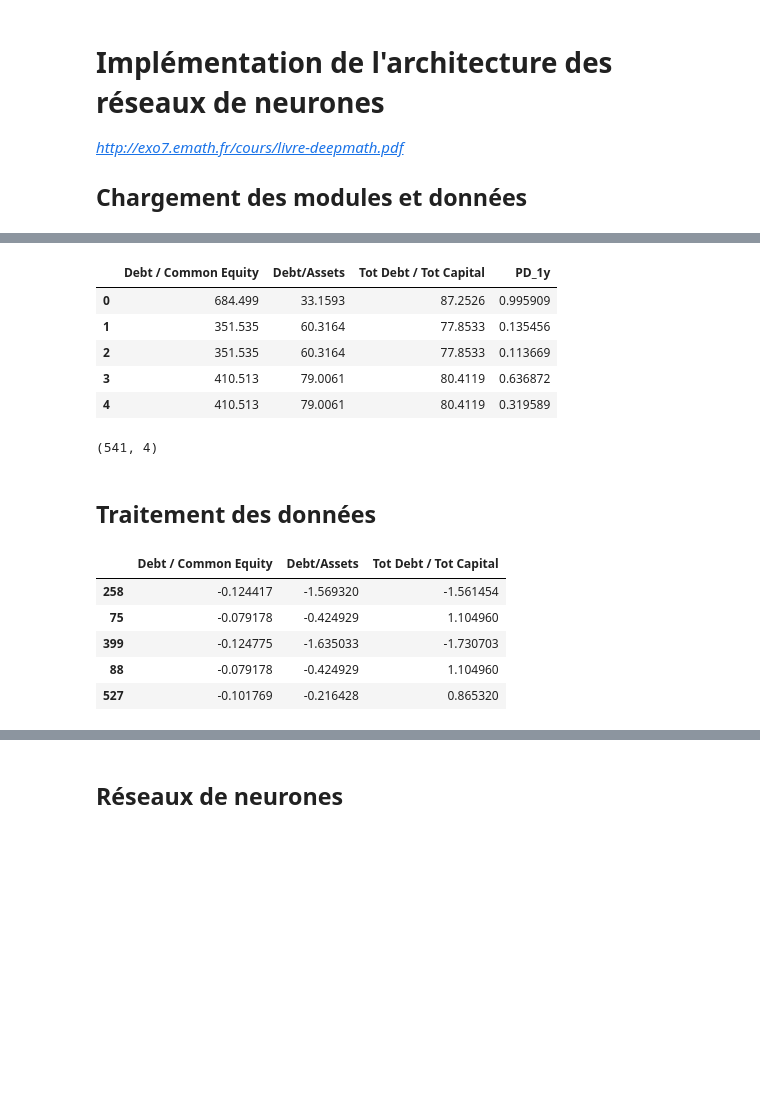
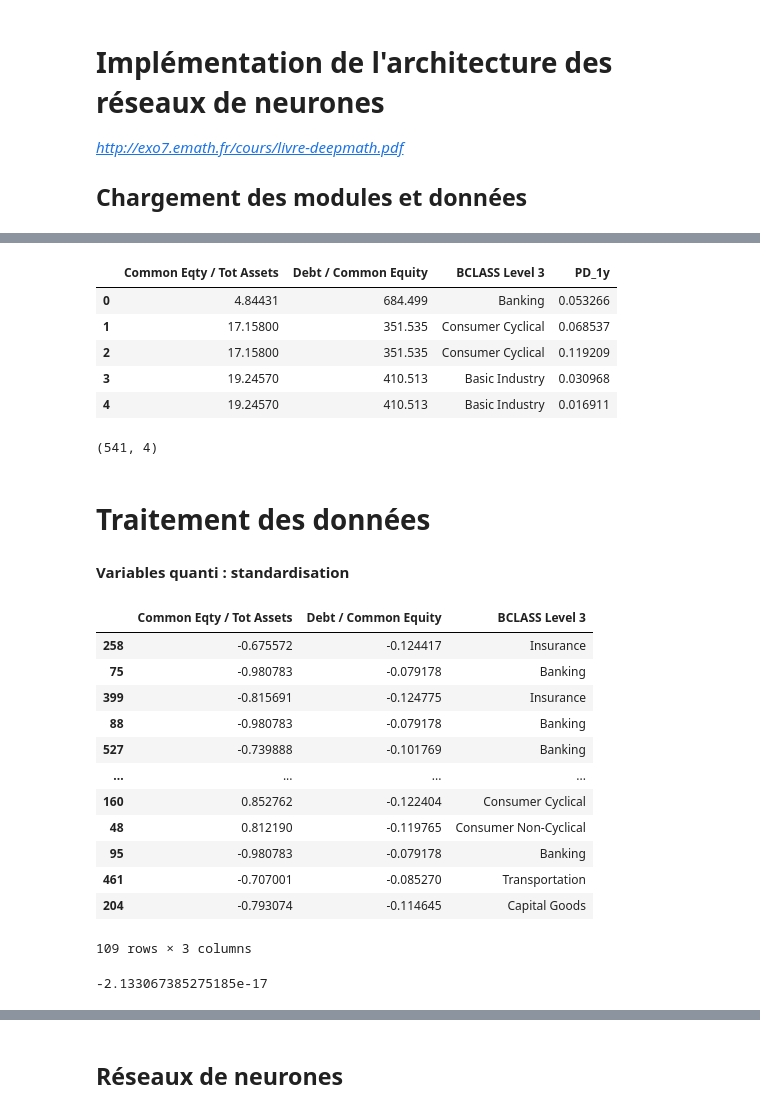
Before and after one commit to Rxzh/PD, a Jupyter notebook: Architecture réseaux de neurones.ipynb, the cells around one changed output, grey strips where cells are left out. Saved outputs shown, nothing was run; the diff lists cells and outputs as text; code cells hidden in the pictures; blank space fills up the shorter version.

```diff
--- a/Architecture réseaux de neurones.ipynb
+++ b/Architecture réseaux de neurones.ipynb
@@ -19,3 +16,5 @@ df = pd.read_csv('market_data_pd_clean.csv')
+# %%
+df = pd.read_csv('market_data_pd.csv')
 # %%
 df.head()
 # %% [output]
@@ -40,50 +48,67 @@ df.shape
 # %%
 #mettre les ratios financiers
-df1 = df[["Debt / Common Equity", "Debt/Assets", "Tot Debt / Tot Capital","PD_1y"]]
-
+df1 = df[["Common Eqty / Tot Assets",'Debt / Common Equity','BCLASS Level 3',"PD_1y"]]
 #df1.replace(np.nan, 0.0,inplace=True)
 # %%
 df1 = df1.dropna(how = 'any')
 df1.head()
 #on peut pas faire tourner l'algo avec des valeurs manquantes. Voir techniques pour les remplacer.
 # %% [output]
-|  | Debt / Common Equity | Debt/Assets | Tot Debt / Tot Capital | PD_1y |
-| 0 | 684.499 | 33.1593 | 87.2526 | 0.995909 |
-| 1 | 351.535 | 60.3164 | 77.8533 | 0.135456 |
-| 2 | 351.535 | 60.3164 | 77.8533 | 0.113669 |
-| 3 | 410.513 | 79.0061 | 80.4119 | 0.636872 |
-| 4 | 410.513 | 79.0061 | 80.4119 | 0.319589 |
+|  | Common Eqty / Tot Assets | Debt / Common Equity | BCLASS Level 3 | PD_1y |
+| 0 | 4.84431 | 684.499 | Banking | 0.053266 |
+| 1 | 17.15800 | 351.535 | Consumer Cyclical | 0.068537 |
+| 2 | 17.15800 | 351.535 | Consumer Cyclical | 0.119209 |
+| 3 | 19.24570 | 410.513 | Basic Industry | 0.030968 |
+| 4 | 19.24570 | 410.513 | Basic Industry | 0.016911 |
 # %%
 df1.shape
 # %% [output]
 (541, 4)
 # %% [markdown]
-## Traitement des données
+# Traitement des données
 # %%
 #Préparation bases de train et de test
 
 from sklearn.model_selection import train_test_split
 
 X_train, X_test, y_train, y_test = train_test_split(df1.drop("PD_1y",axis=1),df1["PD_1y"],test_size=0.2, random_state=42)
+# %% [markdown]
+**Variables quanti : standardisation**
+# %%
+num_cols = X_train.columns[X_train.dtypes.apply(lambda c: np.issubdtype(c, np.number))]
 # %%
 #Standardisation des données
 
 from sklearn.preprocessing import StandardScaler
 
 scaler = StandardScaler(with_mean=True,with_std=True)
-scaler.fit(X_train)
+scaler.fit(X_train[num_cols])
 
-x_train = scaler.transform(X_train)
+
+x_train = X_train
+x_train[num_cols] = scaler.transform(X_train[num_cols])
 x_train = pd.DataFrame(x_train, index=X_train.index, columns=X_train.columns)
 
-x_test = scaler.transform(X_test)
+x_test = X_test
+x_test[num_cols] = scaler.transform(X_test[num_cols])
 x_test = pd.DataFrame(x_test, index=X_test.index, columns=X_test.columns)
 # %%
-x_test.head()
+x_test
 # %% [output]
-|  | Debt / Common Equity | Debt/Assets | Tot Debt / Tot Capital |
-| 258 | -0.124417 | -1.569320 | -1.561454 |
-| 75 | -0.079178 | -0.424929 | 1.104960 |
-| 399 | -0.124775 | -1.635033 | -1.730703 |
-| 88 | -0.079178 | -0.424929 | 1.104960 |
-| 527 | -0.101769 | -0.216428 | 0.865320 |
+|  | Common Eqty / Tot Assets | Debt / Common Equity | BCLASS Level 3 |
+| 258 | -0.675572 | -0.124417 | Insurance |
+| 75 | -0.980783 | -0.079178 | Banking |
+| 399 | -0.815691 | -0.124775 | Insurance |
+| 88 | -0.980783 | -0.079178 | Banking |
+| 527 | -0.739888 | -0.101769 | Banking |
+| ... | ... | ... | ... |
+| 160 | 0.852762 | -0.122404 | Consumer Cyclical |
+| 48 | 0.812190 | -0.119765 | Consumer Non-Cyclical |
+| 95 | -0.980783 | -0.079178 | Banking |
+| 461 | -0.707001 | -0.085270 | Transportation |
+| 204 | -0.793074 | -0.114645 | Capital Goods |
+109 rows × 3 columns
+# %%
+x_train['Debt / Common Equity'].mean()
+# %% [output]
+-2.133067385275185e-17
```
Also changed, not shown: parts of 23 cells of this notebook.
